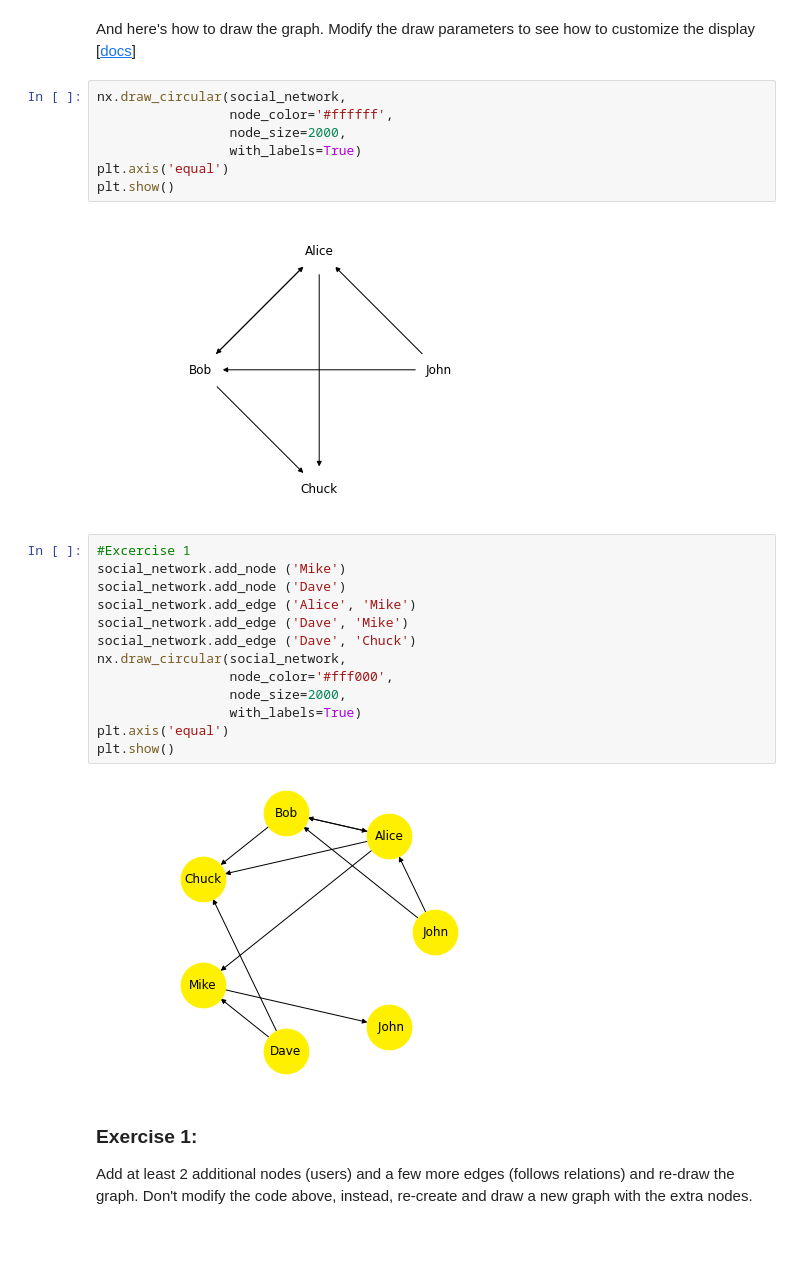
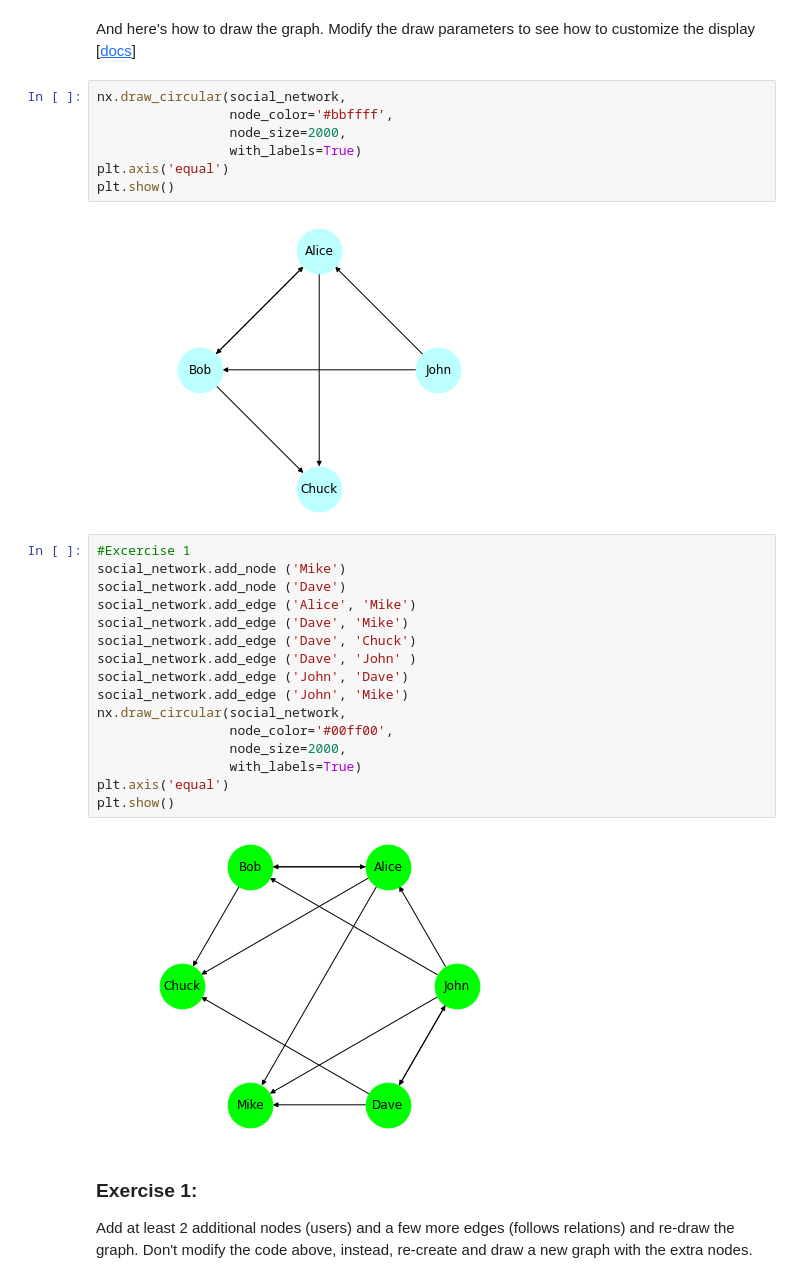
Before and after one commit to rdonald03/cap-comp215, a Jupyter notebook: labs/lab04.ipynb, the cells around one changed output. Cells and saved outputs as stored; diff of their text form; blank space fills up the shorter version.

```diff
--- a/labs/lab04.ipynb
+++ b/labs/lab04.ipynb
@@ -59,28 +59,31 @@ And here's how to draw the graph.
 Modify the draw parameters to see how to customize the display [[docs](https://networkx.org/documentation/stable/reference/generated/networkx.drawing.nx_pylab.draw_networkx.html)]
 # %%
 nx.draw_circular(social_network,
-                 node_color='#ffffff',
+                 node_color='#bbffff',
                  node_size=2000,
                  with_labels=True)
 plt.axis('equal')
 plt.show()
 # %% [output]
-[figure, old version]
+[figure, new version]
 # %%
 #Excercise 1
 social_network.add_node ('Mike')
 social_network.add_node ('Dave')
 social_network.add_edge ('Alice', 'Mike')
 social_network.add_edge ('Dave', 'Mike')
 social_network.add_edge ('Dave', 'Chuck')
+social_network.add_edge ('Dave', 'John' )
+social_network.add_edge ('John', 'Dave')
+social_network.add_edge ('John', 'Mike')
 nx.draw_circular(social_network,
-                 node_color='#fff000',
+                 node_color='#00ff00',
                  node_size=2000,
                  with_labels=True)
 plt.axis('equal')
 plt.show()
 # %% [output]
-[figure, old version]
+[figure, new version]
 # %% [markdown]
 ### Exercise 1:
 Add at least 2 additional nodes (users) and a few more edges (follows relations) and re-draw the graph.
```
Also changed, not shown: parts of 14 cells of this notebook.
